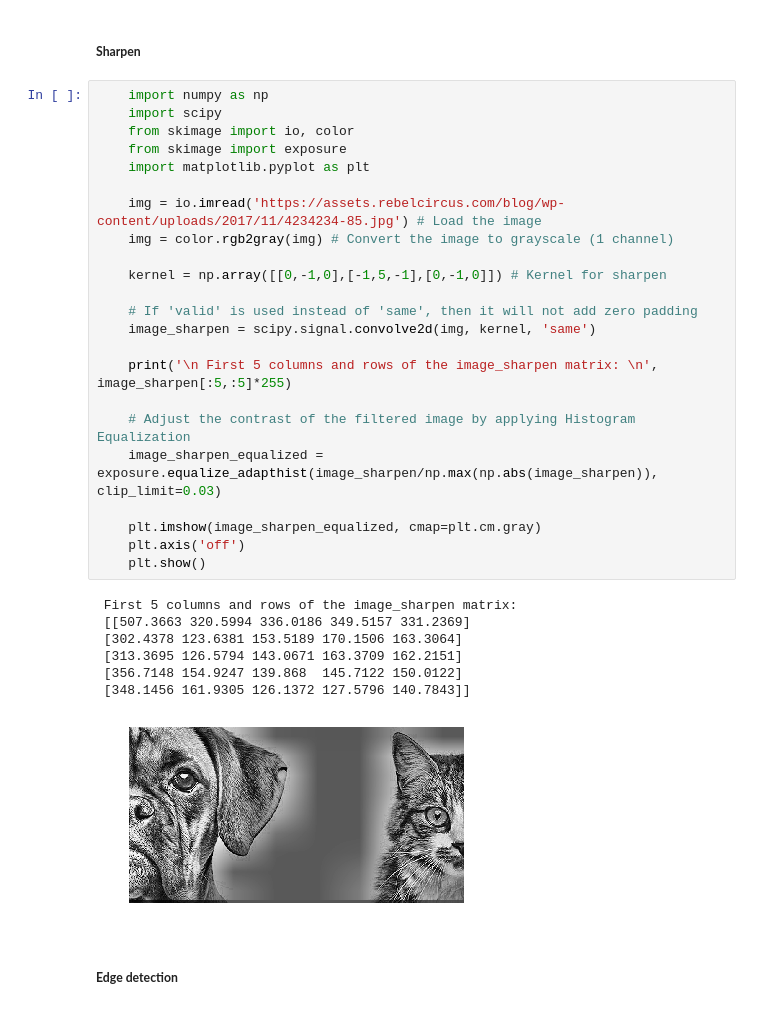
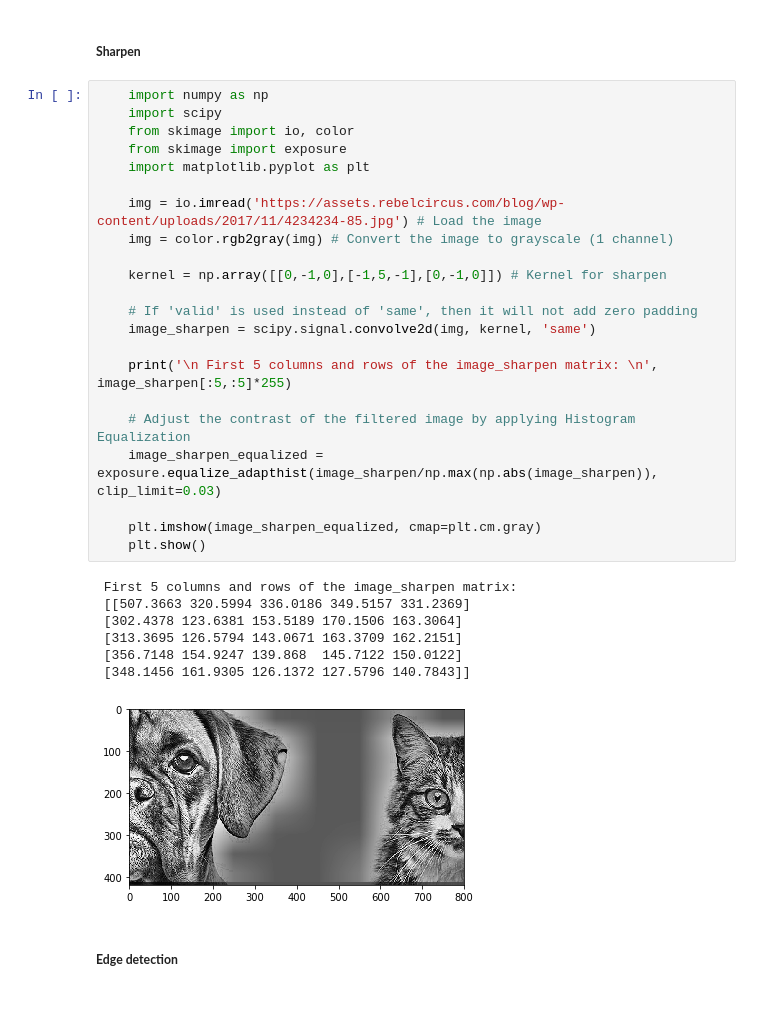
Before and after one commit to 181210/dat158, a Jupyter notebook: Oblig_2/Oblig_2ML.ipynb, the cells around one changed output. Saved outputs shown, nothing was run; the diff lists cells and outputs as text.

```diff
--- a/Oblig_2/Oblig_2ML.ipynb
+++ b/Oblig_2/Oblig_2ML.ipynb
@@ -119,34 +119,33 @@ image matrix size:  (420, 800)
 # %%
     import numpy as np
     import scipy
     from skimage import io, color
     from skimage import exposure
     import matplotlib.pyplot as plt
 
     img = io.imread('https://assets.rebelcircus.com/blog/wp-content/uploads/2017/11/4234234-85.jpg') # Load the image
     img = color.rgb2gray(img) # Convert the image to grayscale (1 channel)
 
     kernel = np.array([[0,-1,0],[-1,5,-1],[0,-1,0]]) # Kernel for sharpen
 
     # If 'valid' is used instead of 'same', then it will not add zero padding
     image_sharpen = scipy.signal.convolve2d(img, kernel, 'same')
 
     print('\n First 5 columns and rows of the image_sharpen matrix: \n', image_sharpen[:5,:5]*255)
 
     # Adjust the contrast of the filtered image by applying Histogram Equalization
     image_sharpen_equalized = exposure.equalize_adapthist(image_sharpen/np.max(np.abs(image_sharpen)), clip_limit=0.03)
 
     plt.imshow(image_sharpen_equalized, cmap=plt.cm.gray)
-    plt.axis('off')
     plt.show()
 # %% [output]
  First 5 columns and rows of the image_sharpen matrix:
  [[507.3663 320.5994 336.0186 349.5157 331.2369]
  [302.4378 123.6381 153.5189 170.1506 163.3064]
  [313.3695 126.5794 143.0671 163.3709 162.2151]
  [356.7148 154.9247 139.868  145.7122 150.0122]
  [348.1456 161.9305 126.1372 127.5796 140.7843]]
-[figure, old version]
+[figure, new version]
 # %% [markdown]
 ##### __Edge detection__
 # %%
```
Also changed, not shown: parts of 3 cells of this notebook.
